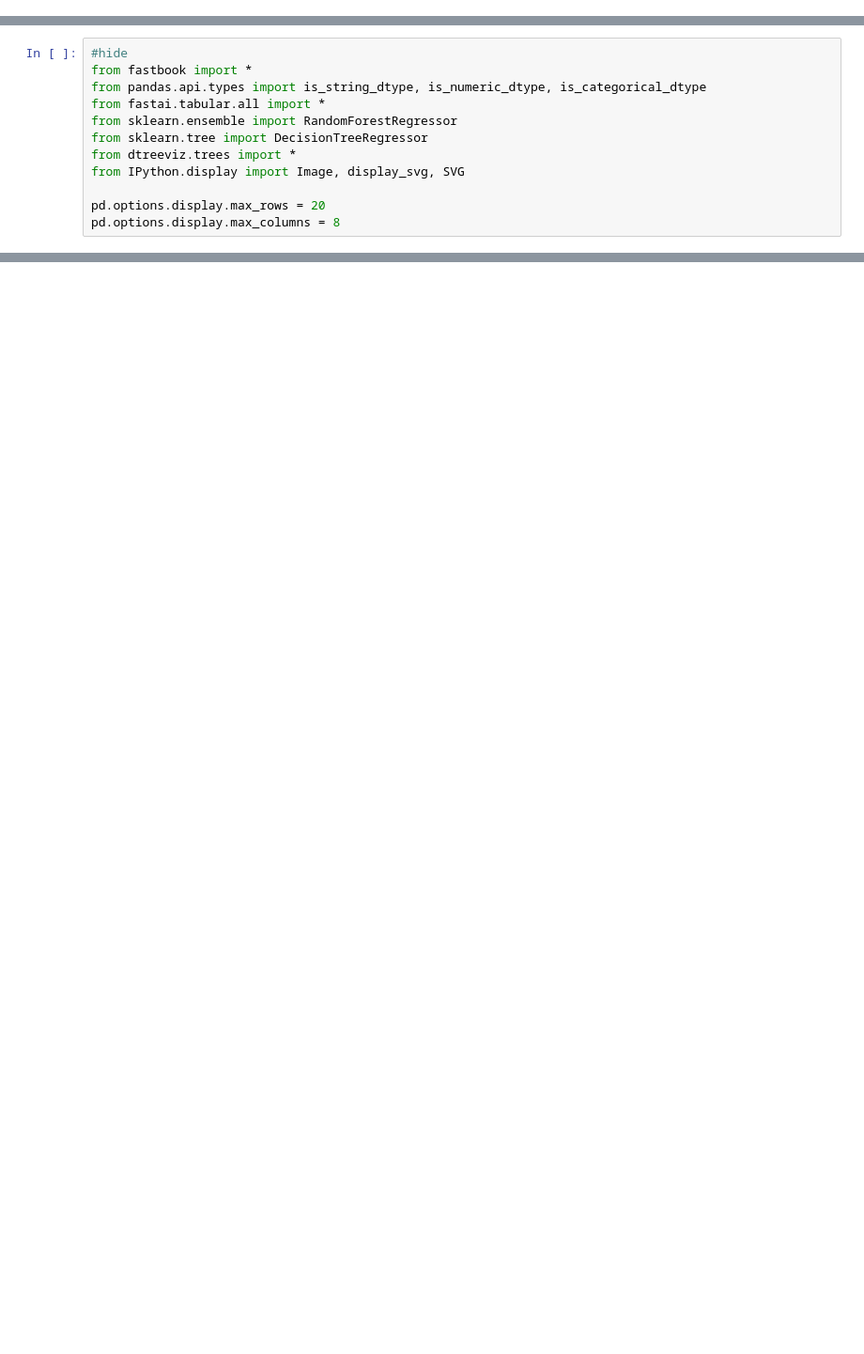
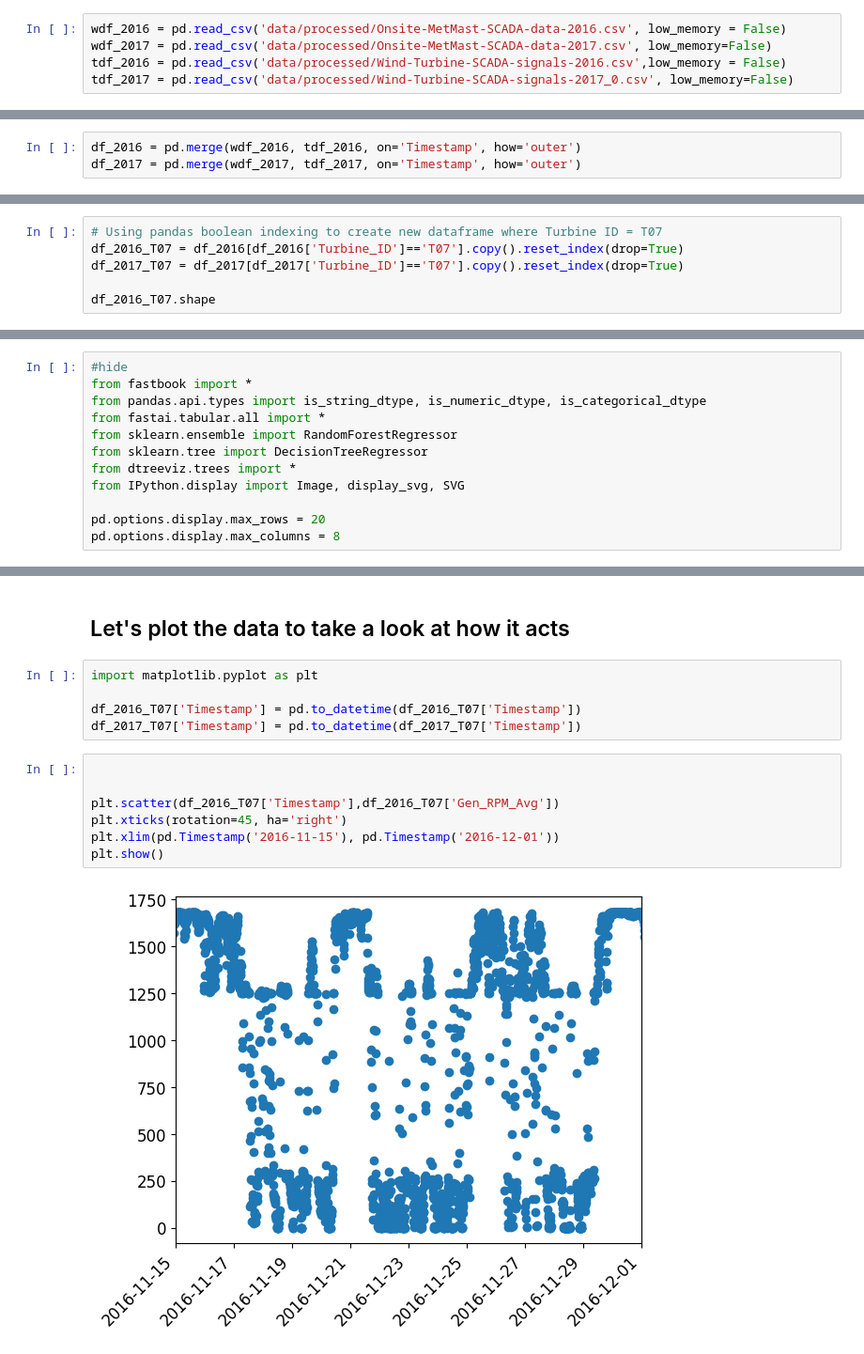
Before and after one commit to Markustho/DAT255-group12, a Jupyter notebook: fast_model.ipynb, the cells around one changed output, grey strips where cells are left out. Shown at 94% size. Cells and saved outputs as stored; diff of their text form; blank space fills up the shorter version.

```diff
--- a/fast_model.ipynb
+++ b/fast_model.ipynb
@@ -9,0 +25,5 @@ ImportError: Missing optional dependency 'openpyxl'.  Use pip or conda to instal
+# %%
+wdf_2016 = pd.read_csv('data/processed/Onsite-MetMast-SCADA-data-2016.csv', low_memory = False)
+wdf_2017 = pd.read_csv('data/processed/Onsite-MetMast-SCADA-data-2017.csv', low_memory=False)
+tdf_2016 = pd.read_csv('data/processed/Wind-Turbine-SCADA-signals-2016.csv',low_memory = False)
+tdf_2017 = pd.read_csv('data/processed/Wind-Turbine-SCADA-signals-2017_0.csv', low_memory=False)
@@ -9,0 +34,3 @@ ImportError: Missing optional dependency 'openpyxl'.  Use pip or conda to instal
+# %%
+df_2016 = pd.merge(wdf_2016, tdf_2016, on='Timestamp', how='outer')
+df_2017 = pd.merge(wdf_2017, tdf_2017, on='Timestamp', how='outer')
@@ -9,0 +70,6 @@ ImportError: Missing optional dependency 'openpyxl'.  Use pip or conda to instal
+# %%
+# Using pandas boolean indexing to create new dataframe where Turbine ID = T07
+df_2016_T07 = df_2016[df_2016['Turbine_ID']=='T07'].copy().reset_index(drop=True)
+df_2017_T07 = df_2017[df_2017['Turbine_ID']=='T07'].copy().reset_index(drop=True)
+
+df_2016_T07.shape
@@ -21,0 +123,16 @@ pd.options.display.max_columns = 8
+# %% [markdown]
+## Let's plot the data to take a look at how it acts
+# %%
+import matplotlib.pyplot as plt
+
+df_2016_T07['Timestamp'] = pd.to_datetime(df_2016_T07['Timestamp'])
+df_2017_T07['Timestamp'] = pd.to_datetime(df_2017_T07['Timestamp'])
+# %%
+
+
+plt.scatter(df_2016_T07['Timestamp'],df_2016_T07['Gen_RPM_Avg'])
+plt.xticks(rotation=45, ha='right')
+plt.xlim(pd.Timestamp('2016-11-15'), pd.Timestamp('2016-12-01'))
+plt.show()
+# %% [output]
+[figure, added]
```
Also changed, not shown: parts of 134 cells of this notebook, 10 other files.
